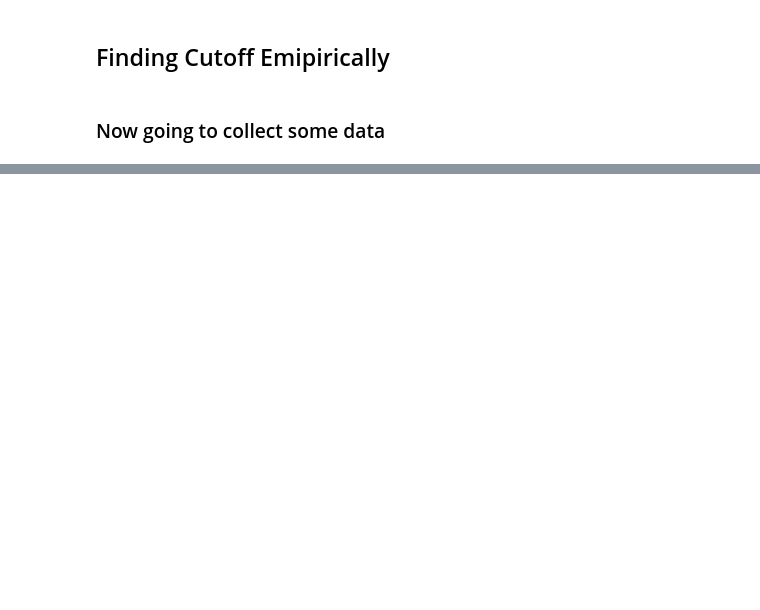
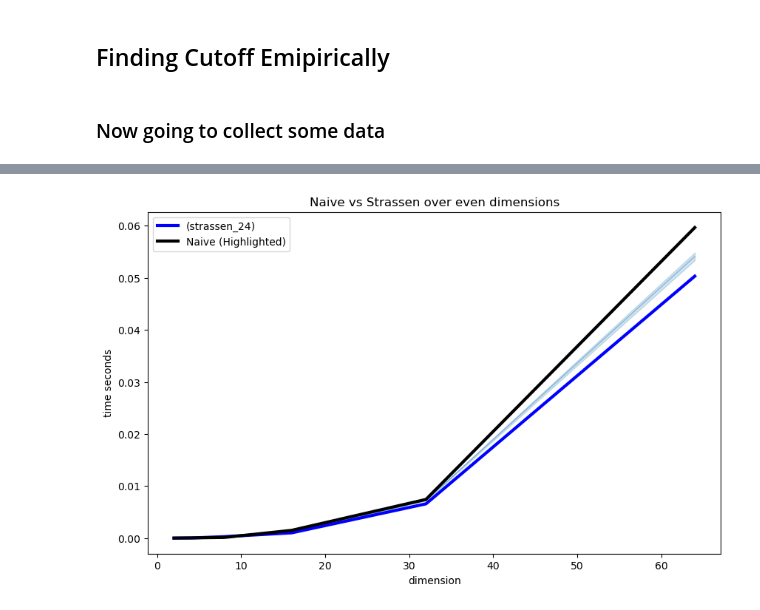
Before and after one commit to devinguevara/progset2, a Jupyter notebook: cutoff.ipynb, the cells around one changed output, grey strips where cells are left out. Cells and saved outputs as stored; diff of their text form; code cells hidden in the pictures; blank space fills up the shorter version.

```diff
--- a/cutoff.ipynb
+++ b/cutoff.ipynb
@@ -130,6 +175,6 @@ def find_cutoff(d):
 # %% [markdown]
 ### Now going to collect some data
 # %%
-df = find_cutoff(20)
+df = find_cutoff(100, odd =0)
 df.head()
 # %% [output]
@@ -136,0 +188,46 @@ TypeError: generate_random_matrix() missing 1 required positional argument: 'val
+# %%
+import seaborn as sns
+import matplotlib.pyplot as plt
+
+# Melt the dataframe
+df_melted = df.melt(id_vars="dimension", var_name="method", value_name="time")
+
+# Filter out dimensions greater than 10
+df_filtered = df_melted[df_melted["dimension"] > 8]
+
+# Find the method with the lowest average time after dimension 10
+lowest_method = df_filtered.groupby("method")["time"].mean().idxmin()
+
+# Create the plot
+plt.figure(figsize=(10, 6))
+
+# Plot all methods with lower opacity
+sns.lineplot(data=df_melted, x="dimension", y="time", alpha=0.4, linewidth=1)
+
+# Highlight the method with the lowest time after dimension 10
+sns.lineplot(
+    data=df_melted[df_melted["method"] == lowest_method],
+    x="dimension",
+    y="time",
+    color="blue",
+    linewidth=3,
+    label=f"({lowest_method})"
+)
+
+sns.lineplot(
+    data=df_melted[df_melted["method"] == "naive_time"],
+    x="dimension",
+    y="time",
+    color="black",
+    linewidth=3,
+    label="Naive (Highlighted)"
+)
+
+
+# Show the plot
+plt.legend()
+plt.title("Naive vs Strassen over even dimensions")
+plt.ylabel("time seconds")
+plt.show()
+# %% [output]
+[figure, added]
```
Also changed, not shown: parts of 8 cells of this notebook, 2 other files.
